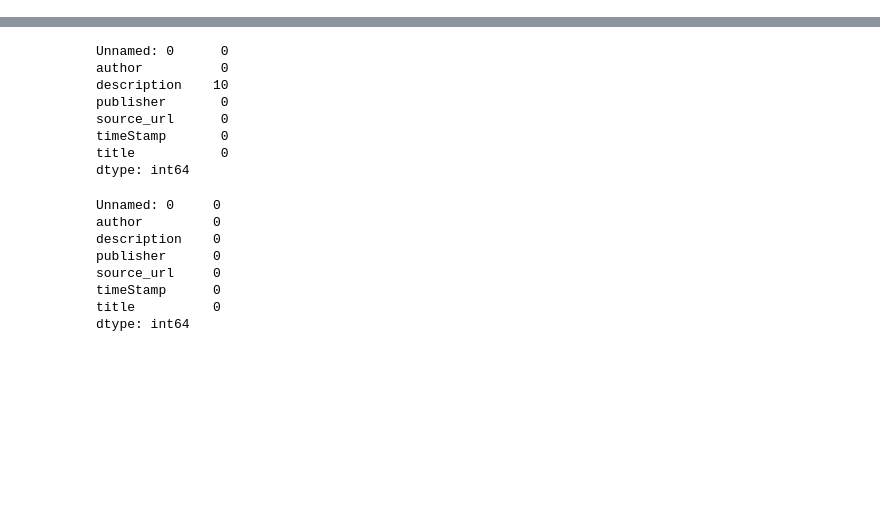
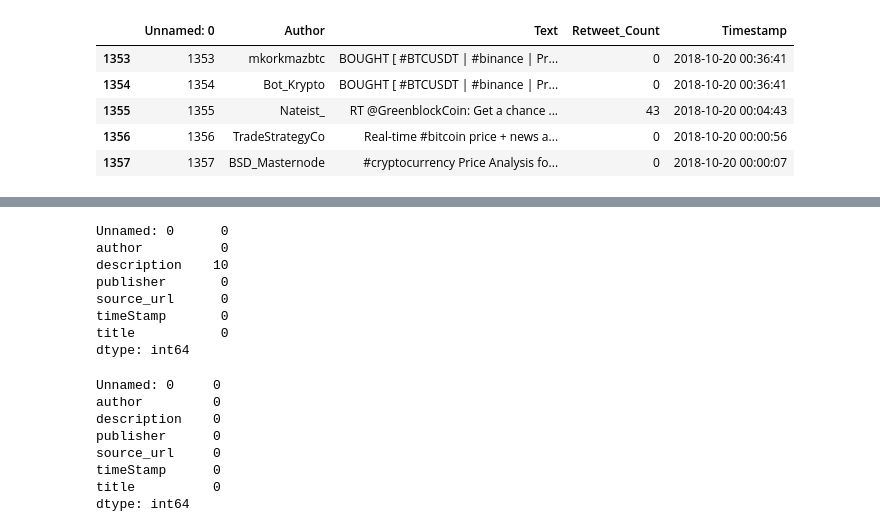
Before and after one commit to JiahuaZou/Data-X-Cryptocurrency-analysis, a Jupyter notebook: nlp.ipynb, the cells around one changed output, grey strips where cells are left out. Saved outputs shown, nothing was run; the diff lists cells and outputs as text; code cells hidden in the pictures; blank space fills up the shorter version.

```diff
--- a/nlp.ipynb
+++ b/nlp.ipynb
@@ -18,0 +19,9 @@ df.head()
+# %%
+df.tail()
+# %% [output]
+|  | Unnamed: 0 | Author | Text | Retweet_Count | Timestamp |
+| 1353 | 1353 | mkorkmazbtc | BOUGHT [ #BTCUSDT | #binance | Pr... | 0 | 2018-10-20 00:36:41 |
+| 1354 | 1354 | Bot_Krypto | BOUGHT [ #BTCUSDT | #binance | Pr... | 0 | 2018-10-20 00:36:41 |
+| 1355 | 1355 | Nateist_ | RT @GreenblockCoin: Get a chance ... | 43 | 2018-10-20 00:04:43 |
+| 1356 | 1356 | TradeStrategyCo | Real-time #bitcoin price + news a... | 0 | 2018-10-20 00:00:56 |
+| 1357 | 1357 | BSD_Masternode | #cryptocurrency Price Analysis fo... | 0 | 2018-10-20 00:00:07 |
```
Also changed, not shown: parts of 2 cells of this notebook, 1 other file.
